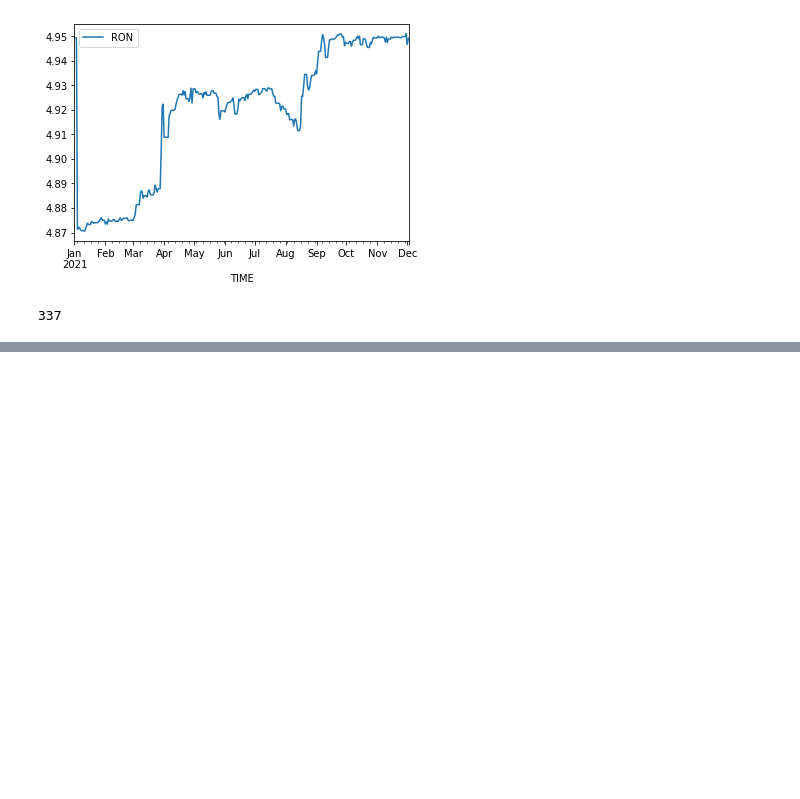
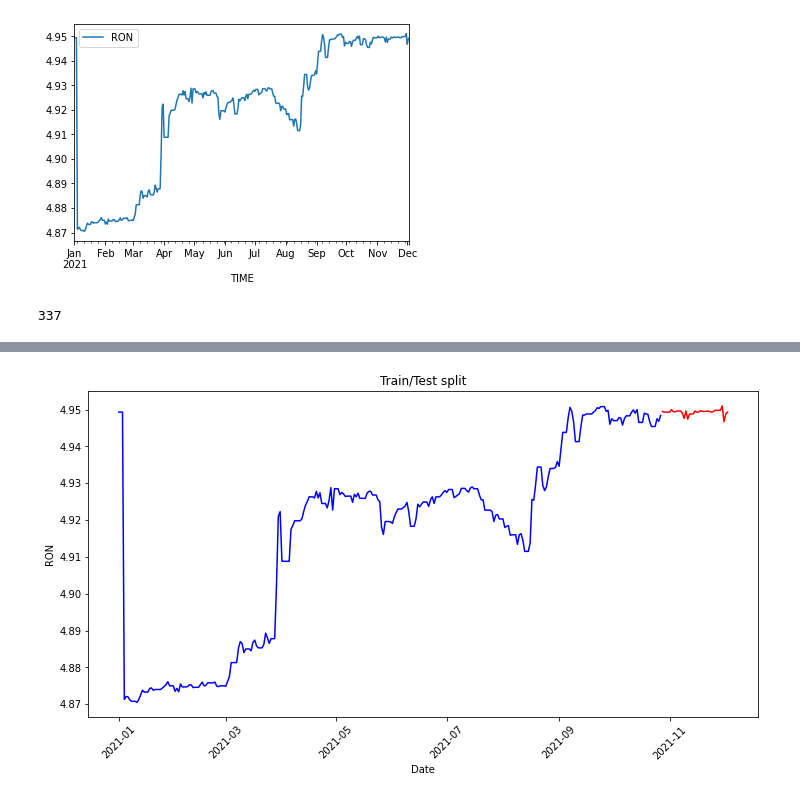
Before and after one commit to jtunde/Python, a Jupyter notebook: cn2 ARIMA2.ipynb, the cells around one changed output, grey strips where cells are left out. Saved outputs shown, nothing was run; the diff lists cells and outputs as text; code cells hidden in the pictures; blank space fills up the shorter version.

```diff
--- a/cn2 ARIMA2.ipynb
+++ b/cn2 ARIMA2.ipynb
@@ -34,0 +79,4 @@ len(df)
+# %%
+train = df.iloc[:300]
+test = df.iloc[300:]
+print(test)
@@ -34,0 +101,11 @@ len(df)
+# %%
+plt.rcParams['figure.figsize'] = (12, 6)
+plt.plot(train['RON'], color = "blue")
+plt.plot(test['RON'], color = "red")
+plt.ylabel('RON')
+plt.xlabel('Date')
+plt.xticks(rotation=45)
+plt.title("Train/Test split")
+plt.show()
+# %% [output]
+[figure, added]
```
Also changed, not shown: parts of 14 cells of this notebook.
